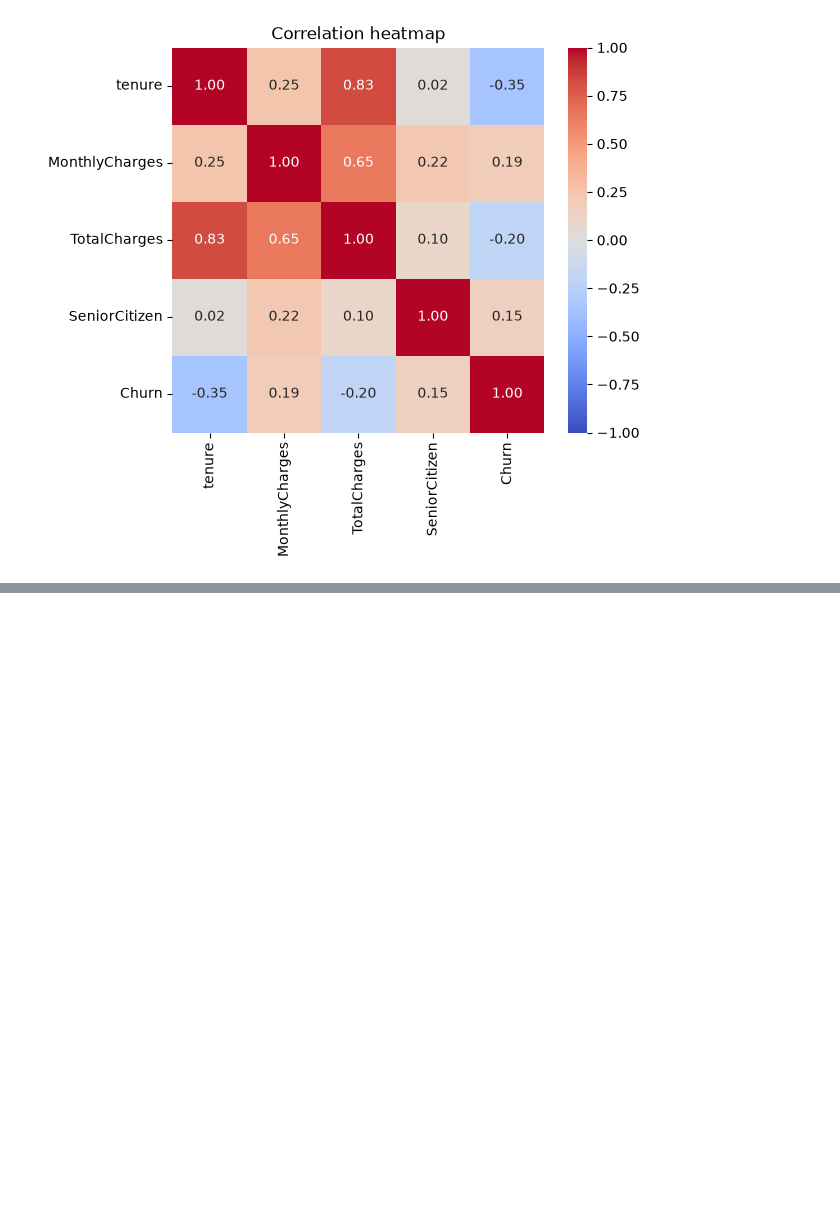
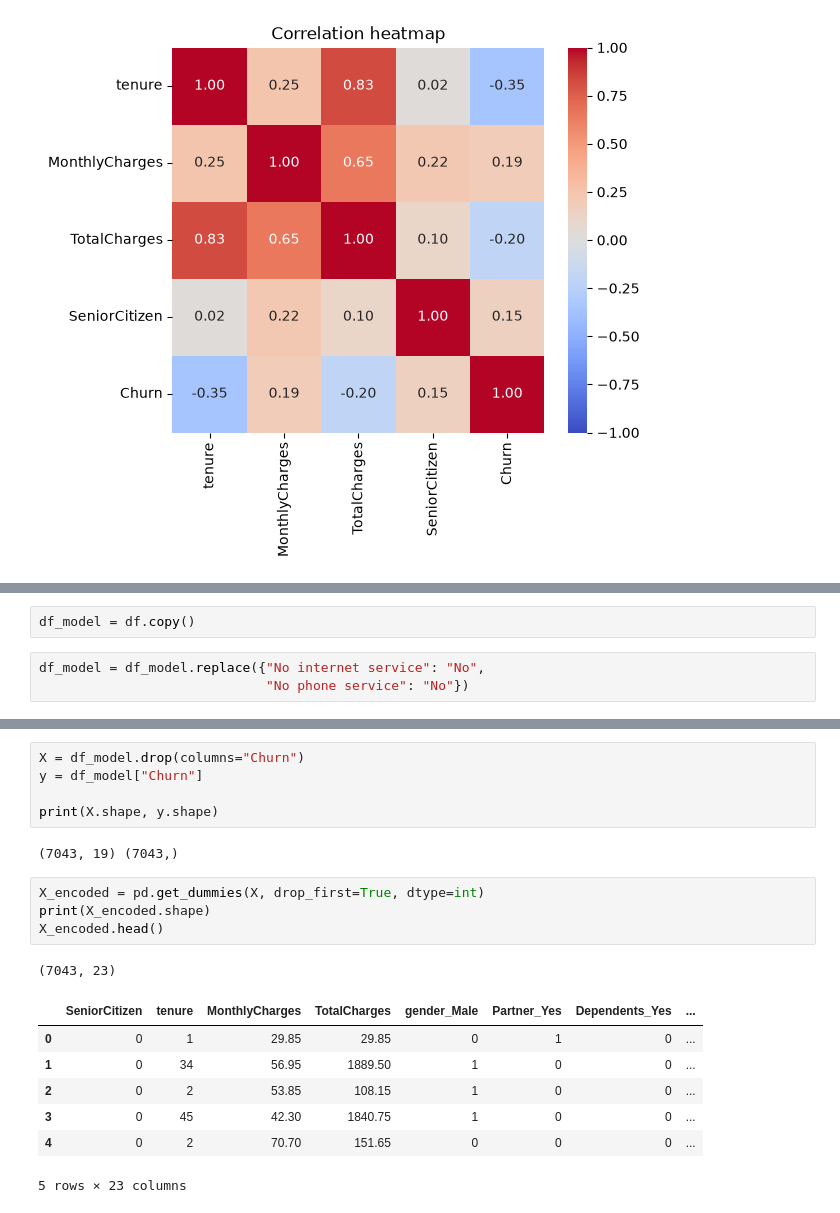
Before and after one commit to wasifhoq/telco-churn-prediction, a Jupyter notebook: notebook/analysis.ipynb, the cells around one changed output, grey strips where cells are left out. Cells and saved outputs as stored; diff of their text form; blank space fills up the shorter version.

```diff
--- a/notebook/analysis.ipynb
+++ b/notebook/analysis.ipynb
@@ -199,0 +204,5 @@ plt.show()
+# %%
+df_model = df.copy()
+# %%
+df_model = df_model.replace({"No internet service": "No",
+                             "No phone service": "No"})
@@ -199,0 +227,20 @@ plt.show()
+# %%
+X = df_model.drop(columns="Churn")
+y = df_model["Churn"]
+
+print(X.shape, y.shape)
+# %% [output]
+(7043, 19) (7043,)
+# %%
+X_encoded = pd.get_dummies(X, drop_first=True, dtype=int)
+print(X_encoded.shape)
+X_encoded.head()
+# %% [output]
+(7043, 23)
+|  | SeniorCitizen | tenure | MonthlyCharges | TotalCharges | gender_Male | Partner_Yes | Dependents_Yes | ... |
+| 0 | 0 | 1 | 29.85 | 29.85 | 0 | 1 | 0 | ... |
+| 1 | 0 | 34 | 56.95 | 1889.50 | 1 | 0 | 0 | ... |
+| 2 | 0 | 2 | 53.85 | 108.15 | 1 | 0 | 0 | ... |
+| 3 | 0 | 45 | 42.30 | 1840.75 | 1 | 0 | 0 | ... |
+| 4 | 0 | 2 | 70.70 | 151.65 | 0 | 0 | 0 | ... |
+5 rows × 23 columns
```
Also changed, not shown: parts of 14 cells of this notebook, 1 other file.
